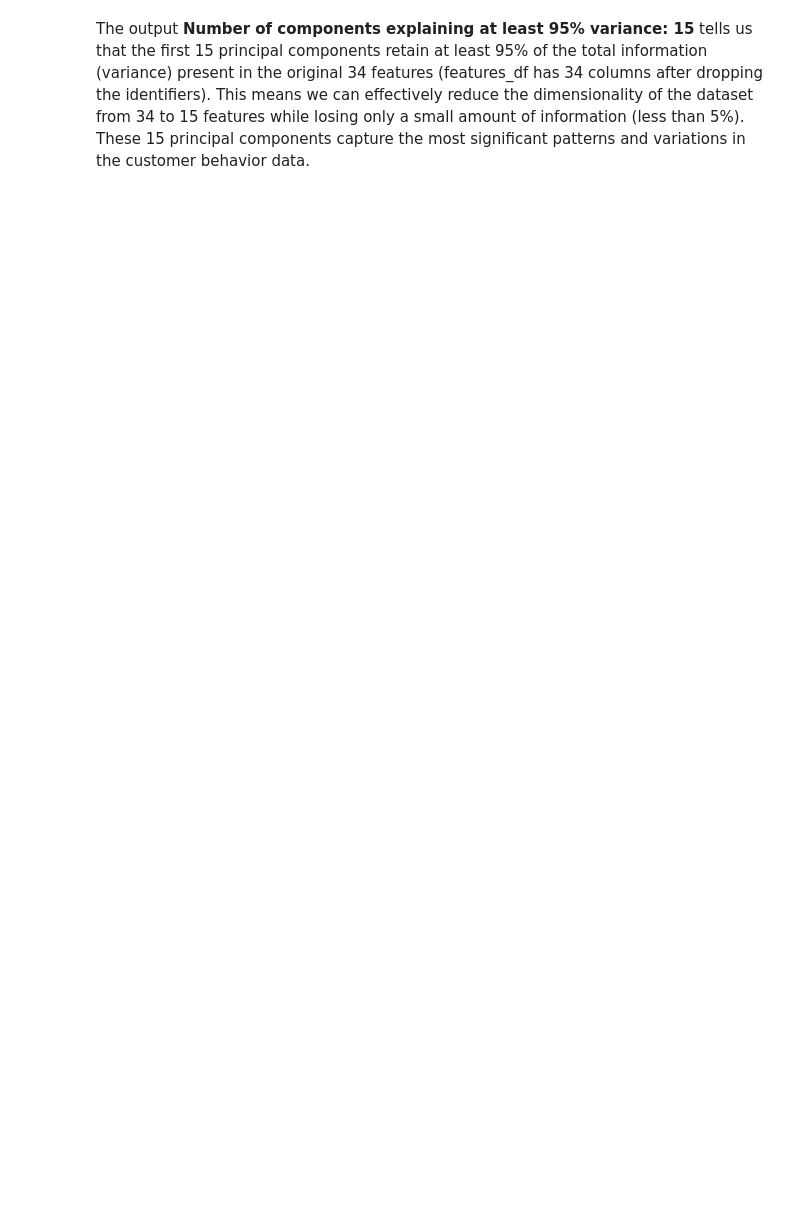
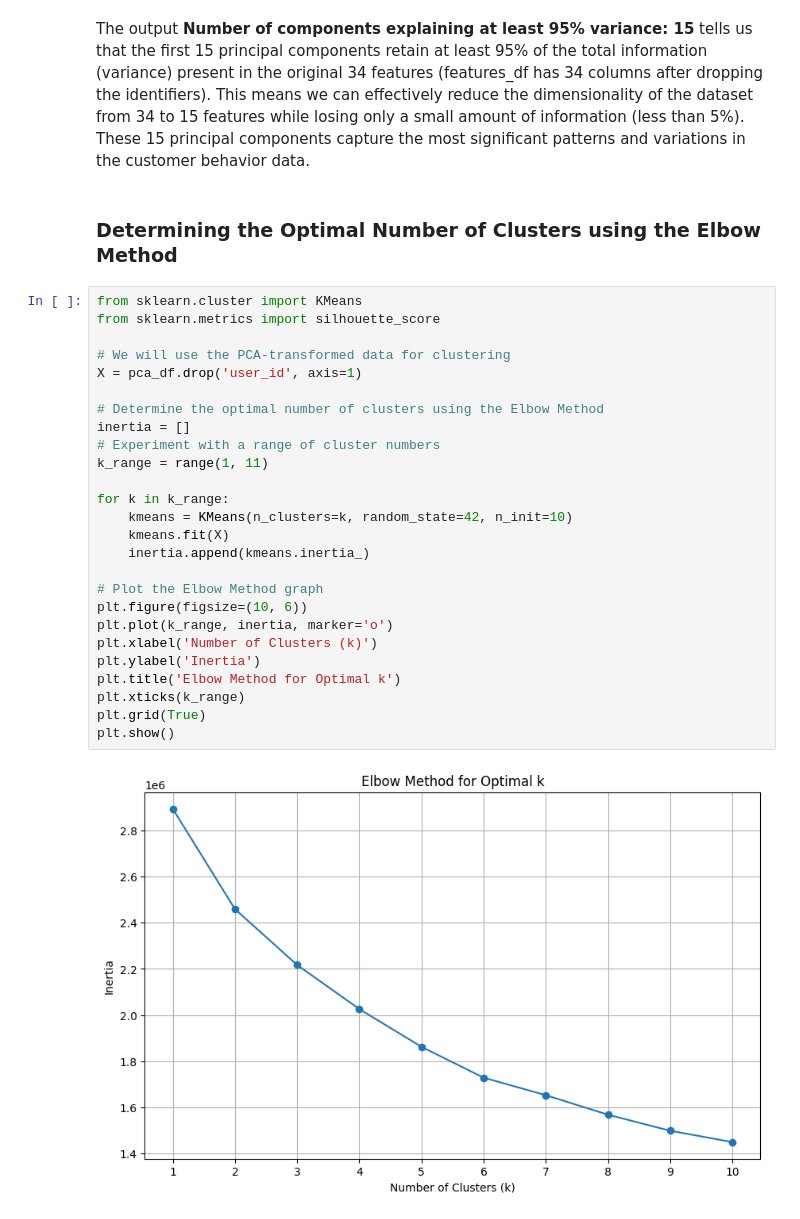
Before and after one commit to aminayusif/PurchaseIQ, a Jupyter notebook: PurchaseIQ_CustomerSegmentation_Using_K_Means_Clustering.ipynb, the cells around one changed output. Cells and saved outputs as stored; diff of their text form; blank space fills up the shorter version.

Commit message:
Perform K-Means clustering, determine optimal k with Elbow method, visualize and analyze resulting customer segments

```diff
--- a/PurchaseIQ_CustomerSegmentation_Using_K_Means_Clustering.ipynb
+++ b/PurchaseIQ_CustomerSegmentation_Using_K_Means_Clustering.ipynb
@@ -408,2 +408,32 @@ Number of components explaining at least 95% variance: 15
 # %% [markdown]
 The output **Number of components explaining at least 95% variance: 15** tells us that the first 15 principal components retain at least 95% of the total information (variance) present in the original 34 features (features_df has 34 columns after dropping the identifiers). This means we can effectively reduce the dimensionality of the dataset from 34 to 15 features while losing only a small amount of information (less than 5%). These 15 principal components capture the most significant patterns and variations in the customer behavior data.
+# %% [markdown]
+### Determining the Optimal Number of Clusters using the Elbow Method
+# %%
+from sklearn.cluster import KMeans
+from sklearn.metrics import silhouette_score
+
+# We will use the PCA-transformed data for clustering
+X = pca_df.drop('user_id', axis=1)
+
+# Determine the optimal number of clusters using the Elbow Method
+inertia = []
+# Experiment with a range of cluster numbers
+k_range = range(1, 11)
+
+for k in k_range:
+    kmeans = KMeans(n_clusters=k, random_state=42, n_init=10)
+    kmeans.fit(X)
+    inertia.append(kmeans.inertia_)
+
+# Plot the Elbow Method graph
+plt.figure(figsize=(10, 6))
+plt.plot(k_range, inertia, marker='o')
+plt.xlabel('Number of Clusters (k)')
+plt.ylabel('Inertia')
+plt.title('Elbow Method for Optimal k')
+plt.xticks(k_range)
+plt.grid(True)
+plt.show()
+# %% [output]
+[figure, added]
```
Also changed, not shown: parts of 31 cells of this notebook.
